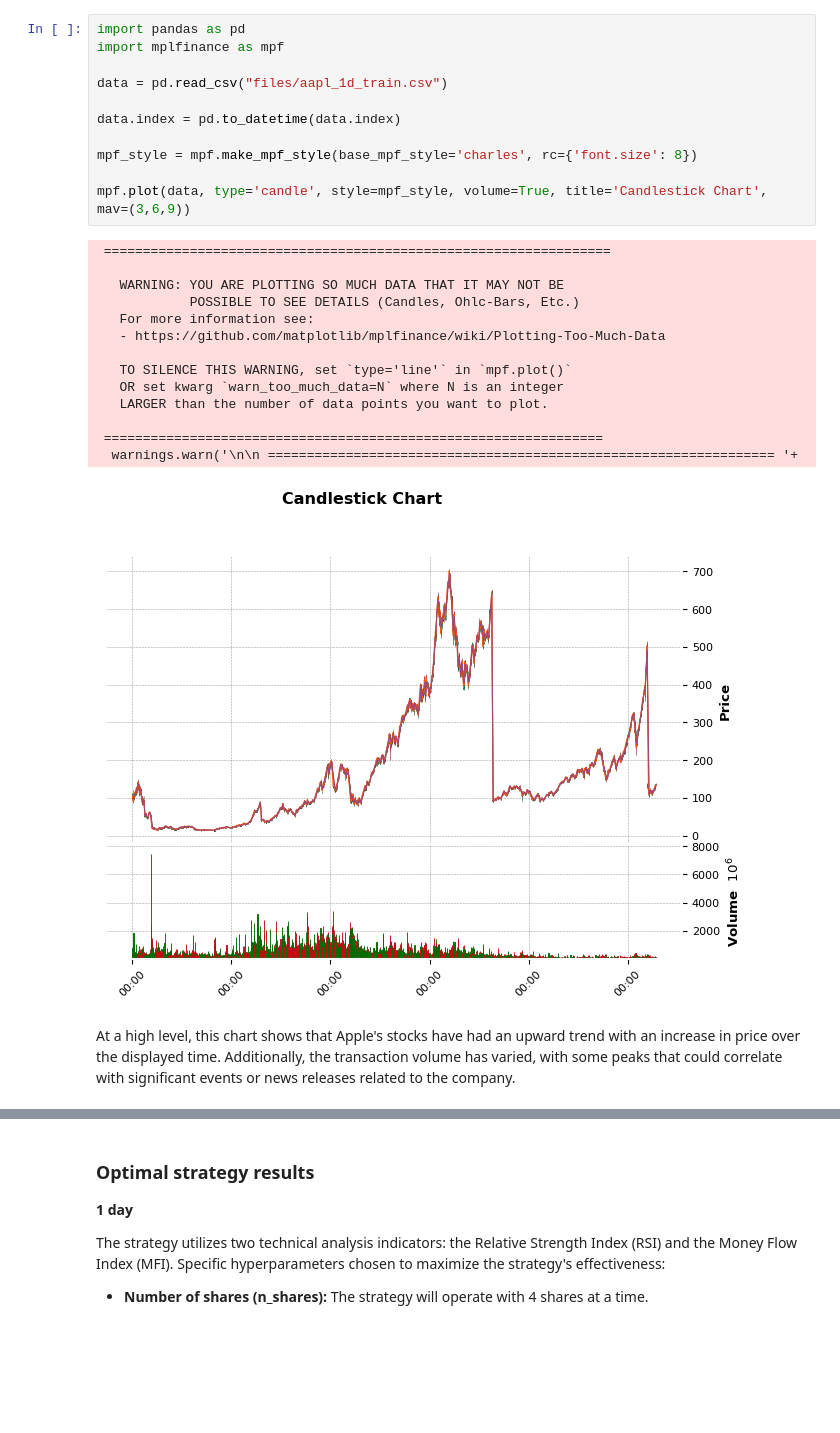
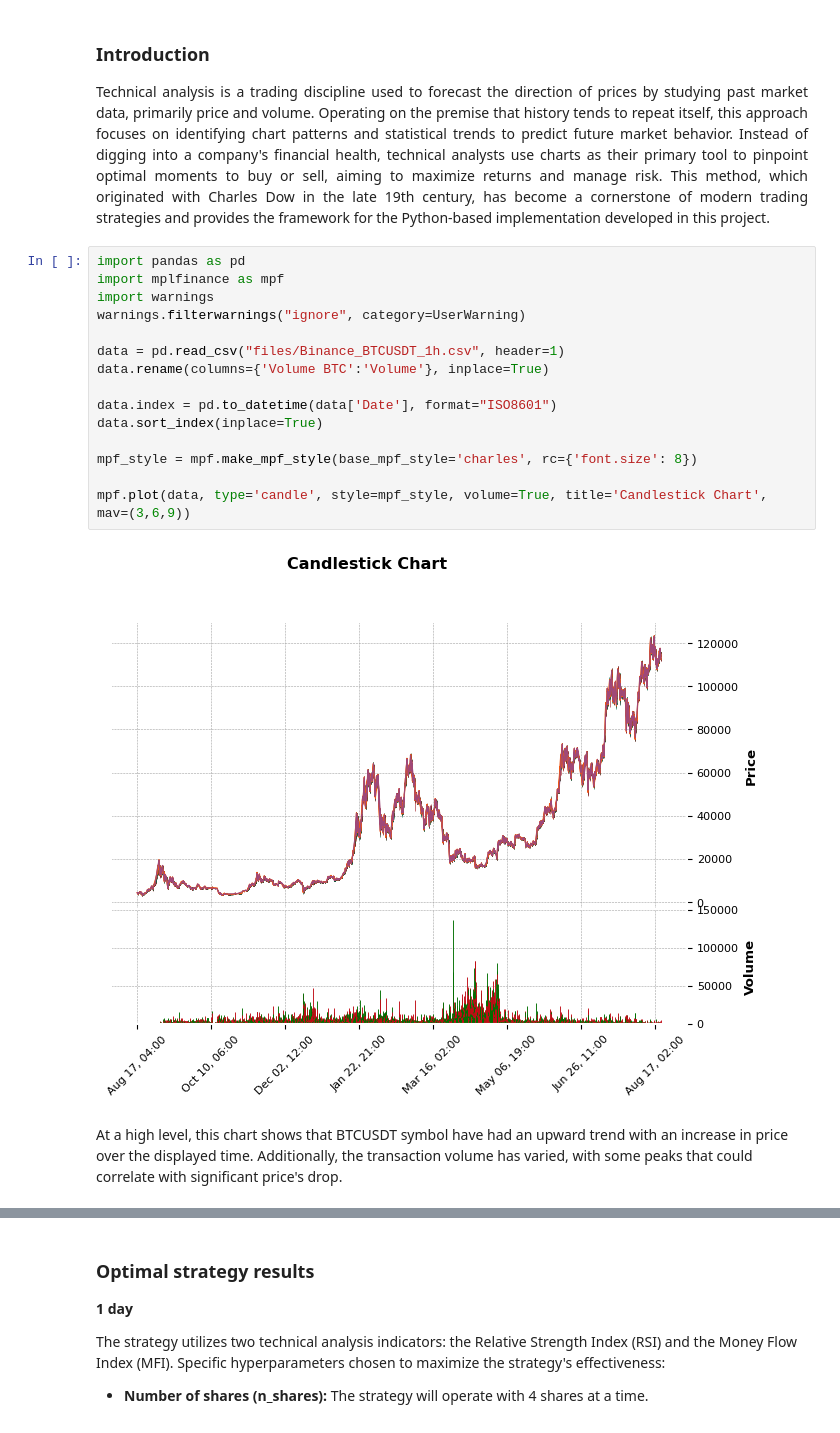
Before and after one commit to hectorfalomir/sst_iteso, a Jupyter notebook: Notebook/report.ipynb, the cells around one changed output, grey strips where cells are left out. Drawn from its saved outputs; the diff is of its cells as text; blank space fills up the shorter version.

```diff
--- a/Notebook/report.ipynb
+++ b/Notebook/report.ipynb
@@ -18,28 +10,24 @@ Technical analysis is a methodology used to evaluate investments in the stock ma
+# %% [markdown]
+### Introduction
+<div style="text-align: justify;">
+Technical analysis is a trading discipline used to forecast the direction of prices by studying past market data, primarily price and volume. Operating on the premise that history tends to repeat itself, this approach focuses on identifying chart patterns and statistical trends to predict future market behavior. Instead of digging into a company's financial health, technical analysts use charts as their primary tool to pinpoint optimal moments to buy or sell, aiming to maximize returns and manage risk. This method, which originated with Charles Dow in the late 19th century, has become a cornerstone of modern trading strategies and provides the framework for the Python-based implementation developed in this project.
+</div>
 # %%
 import pandas as pd
 import mplfinance as mpf
+import warnings
+warnings.filterwarnings("ignore", category=UserWarning)
 
-data = pd.read_csv("files/aapl_1d_train.csv")
+data = pd.read_csv("files/Binance_BTCUSDT_1h.csv", header=1)
+data.rename(columns={'Volume BTC':'Volume'}, inplace=True)
 
-data.index = pd.to_datetime(data.index)
+data.index = pd.to_datetime(data['Date'], format="ISO8601")
+data.sort_index(inplace=True)
 
 mpf_style = mpf.make_mpf_style(base_mpf_style='charles', rc={'font.size': 8})
 
 mpf.plot(data, type='candle', style=mpf_style, volume=True, title='Candlestick Chart', mav=(3,6,9))
 # %% [output]
- =================================================================
-
-   WARNING: YOU ARE PLOTTING SO MUCH DATA THAT IT MAY NOT BE
-            POSSIBLE TO SEE DETAILS (Candles, Ohlc-Bars, Etc.)
-   For more information see:
-   - https://github.com/matplotlib/mplfinance/wiki/Plotting-Too-Much-Data
-
-   TO SILENCE THIS WARNING, set `type='line'` in `mpf.plot()`
-   OR set kwarg `warn_too_much_data=N` where N is an integer
-   LARGER than the number of data points you want to plot.
-
- ================================================================
-  warnings.warn('\n\n ================================================================= '+
-[figure, old version]
+[figure, new version]
 # %% [markdown]
-At a high level, this chart shows that Apple's stocks have had an upward trend with an increase in price over the displayed time. Additionally, the transaction volume has varied, with some peaks that could correlate with significant events or news releases related to the company.
+At a high level, this chart shows that BTCUSDT symbol have had an upward trend with an increase in price over the displayed time. Additionally, the transaction volume has varied, with some peaks that could correlate with significant price's drop.
```
Also changed, not shown: parts of 4 cells of this notebook, 3 other files.
